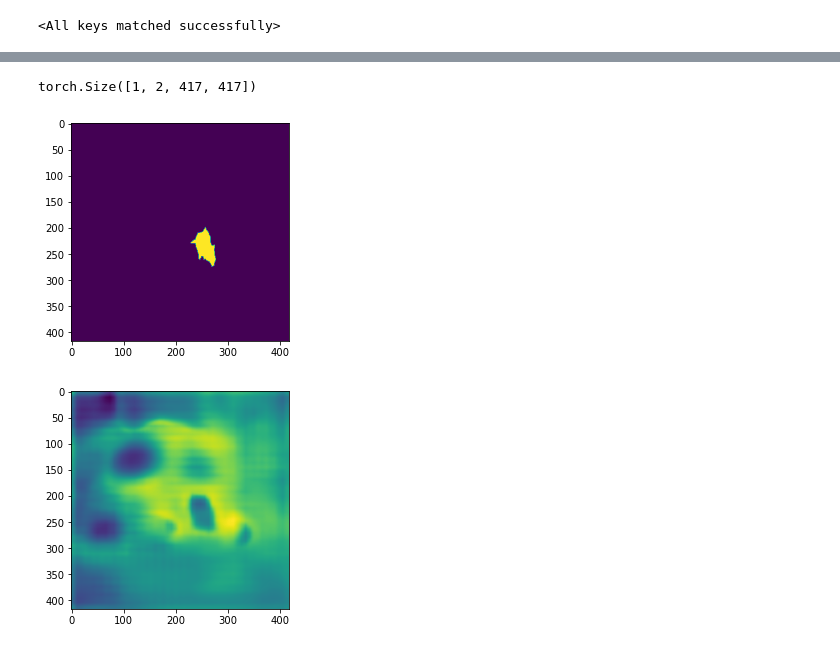
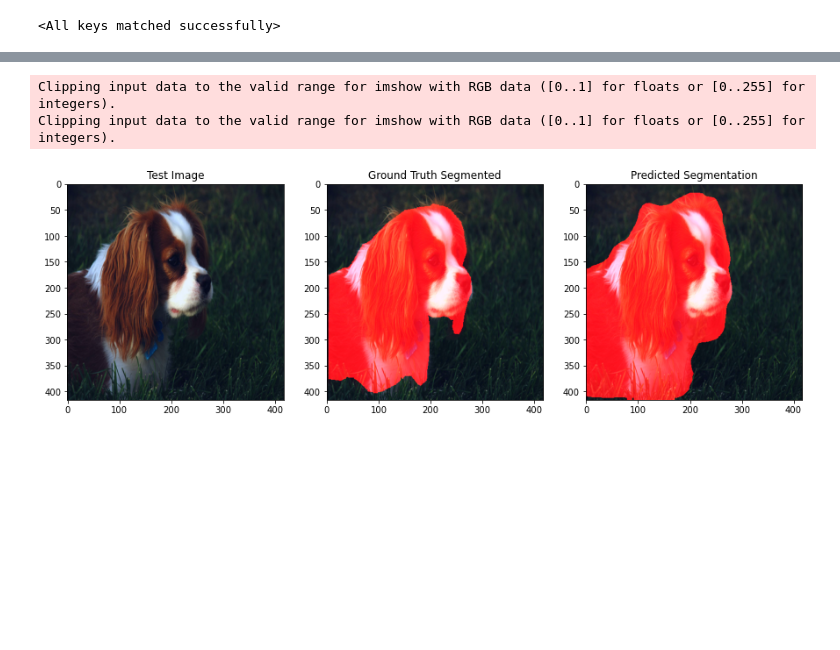
Before and after one commit to udayvarikuti/Few-Shot-Segmentation-Ablation-Study, a Jupyter notebook: panet/src/train_custom.ipynb, the cells around one changed output, grey strips where cells are left out. Saved outputs shown, nothing was run; the diff lists cells and outputs as text; code cells hidden in the pictures; blank space fills up the shorter version.

Commit message:
Updated script with visualizations
Updated script with visualizations

```diff
--- a/panet/src/train_custom.ipynb
+++ b/panet/src/train_custom.ipynb
@@ -184,6 +182,10 @@ query_img= [query.cuda()
 query_gt = torch.cat([queryGT.long().cuda()
                         for queryGT in sample['query_labels']], dim=0)
 # %%
+model=model.to(device=device)
 model.eval()
 with torch.no_grad():
     pred_query,lossPAR= model(support_img,fg_mask,bg_mask,query_img)
+
+pred=np.array(pred_query.argmax(dim=1)[0].cpu())
+gt_query=query_gt[0,:,:].cpu().numpy()
@@ -200,10 +192,31 @@ Clipping input data to the valid range for imshow with RGB data ([0..1] for floa
-# %%
-plt.figure()
-plt.imshow(query_gt.cpu().numpy()[0,:,:])
-plt.figure()
-plt.imshow(pred_query.cpu().numpy()[0,1,:,:])
-print(pred_query.shape)
-# %% [output]
-torch.Size([1, 2, 417, 417])
-[figure, removed]
-[figure, removed]
+# %%
+test=query_img[0][0].cpu().numpy()
+test=np.transpose(test,(1,2,0))
+testn=cv2.normalize(test, None, alpha=0, beta=1, norm_type=cv2.NORM_MINMAX, dtype=cv2.CV_32F)
+
+overlay=np.zeros_like(test)
+gt_overlay=np.zeros_like(test)
+
+overlay[:,:,0]=1.0
+overlay[:,:,0]=overlay[:,:,0]*pred
+
+gt_overlay[:,:,0]=1.0
+gt_overlay[:,:,0]=gt_overlay[:,:,0]*gt_query
+
+test_gt=cv2.addWeighted(testn,1,gt_overlay,0.9,0)
+test_pred=cv2.addWeighted(testn,1,overlay,0.9,0)
+
+plt.figure(figsize=(15,15))
+ax=plt.subplot(1,3,1)
+ax.imshow(testn)
+ax.title.set_text("Test Image")
+ax=plt.subplot(1,3,2)
+ax.imshow(test_gt)
+ax.title.set_text("Ground Truth Segmented")
+ax=plt.subplot(1,3,3)
+ax.imshow(test_pred)
+ax.title.set_text("Predicted Segmentation")
+# %% [output]
+Clipping input data to the valid range for imshow with RGB data ([0..1] for floats or [0..255] for integers).
+Clipping input data to the valid range for imshow with RGB data ([0..1] for floats or [0..255] for integers).
+[figure, added]
```
Also changed, not shown: parts of 3 cells of this notebook.
